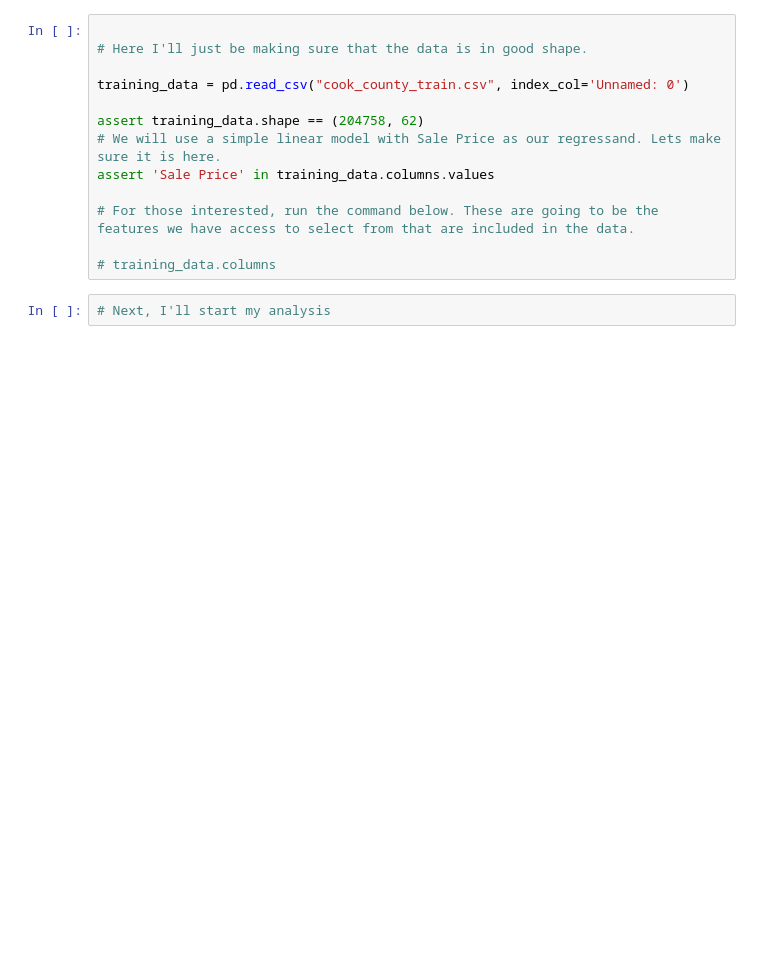
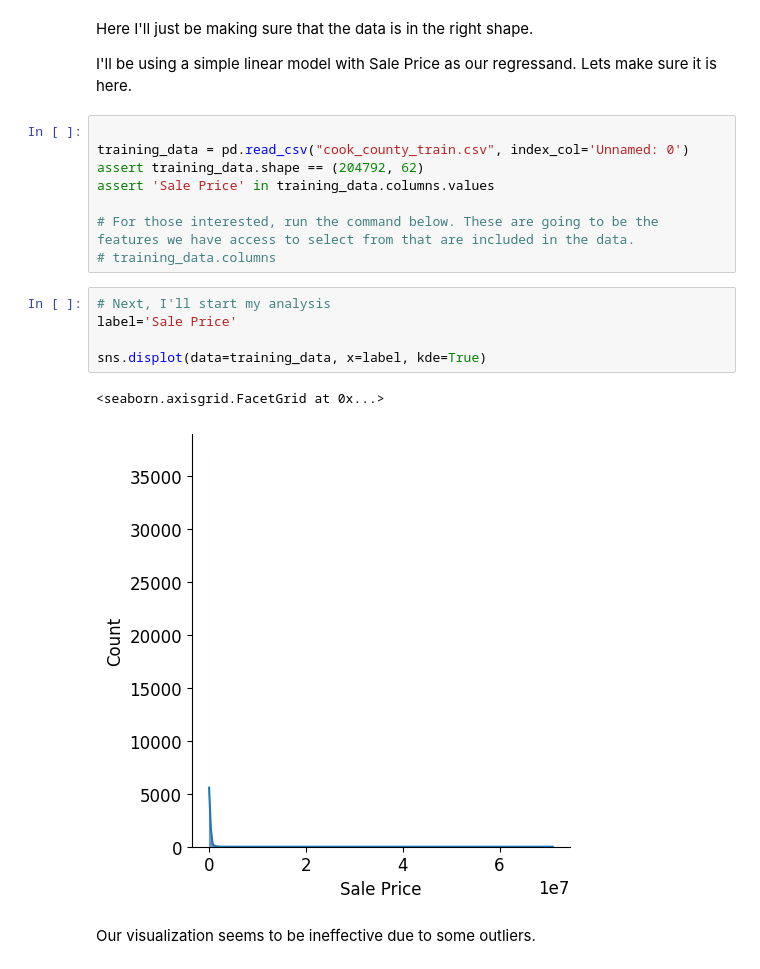
Before and after one commit to simitiangreg/spring_22, a Jupyter notebook: part1.ipynb, the cells around one changed output. Cells and saved outputs as stored; diff of their text form; blank space fills up the shorter version.

```diff
--- a/part1.ipynb
+++ b/part1.ipynb
@@ -22,18 +23,25 @@ plt.rcParams['font.size'] = 12
 # Get Data
 with zipfile.ZipFile('cook_county_data.zip') as item:
     item.extractall()
+# %% [markdown]
+Here I'll just be making sure that the data is in the right shape.
+
+I'll be using a simple linear model with Sale Price as our regressand. Lets make sure it is here.
 # %%
 
-# Here I'll just be making sure that the data is in good shape.
-
 training_data = pd.read_csv("cook_county_train.csv", index_col='Unnamed: 0')
-
-assert training_data.shape == (204758, 62)
-# We will use a simple linear model with Sale Price as our regressand. Lets make sure it is here.
+assert training_data.shape == (204792, 62)
 assert 'Sale Price' in training_data.columns.values
 
 # For those interested, run the command below. These are going to be the features we have access to select from that are included in the data.
-
 # training_data.columns
 # %%
 # Next, I'll start my analysis
+label='Sale Price'
+
+sns.displot(data=training_data, x=label, kde=True)
+# %% [output]
+<seaborn.axisgrid.FacetGrid at 0x...>
+[figure, added]
+# %% [markdown]
+Our visualization seems to be ineffective due to some outliers.
```
Also changed, not shown: parts of 10 cells of this notebook, 3 other files.
